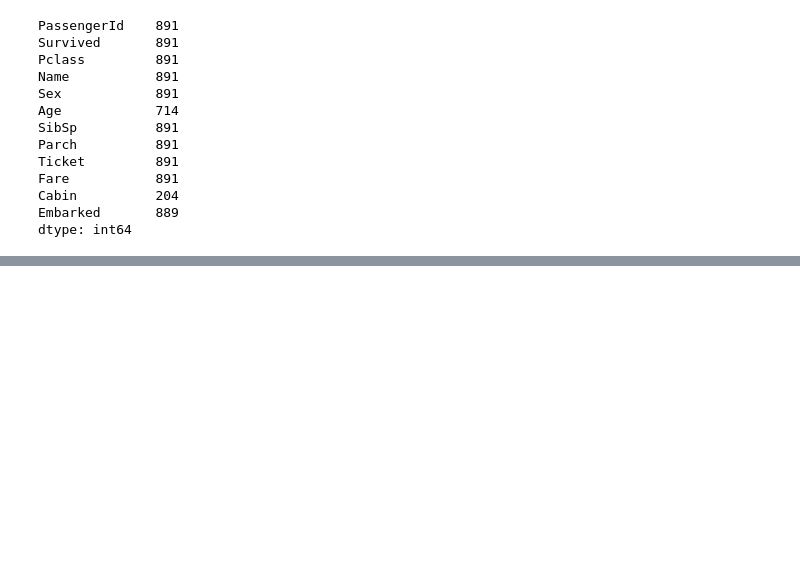
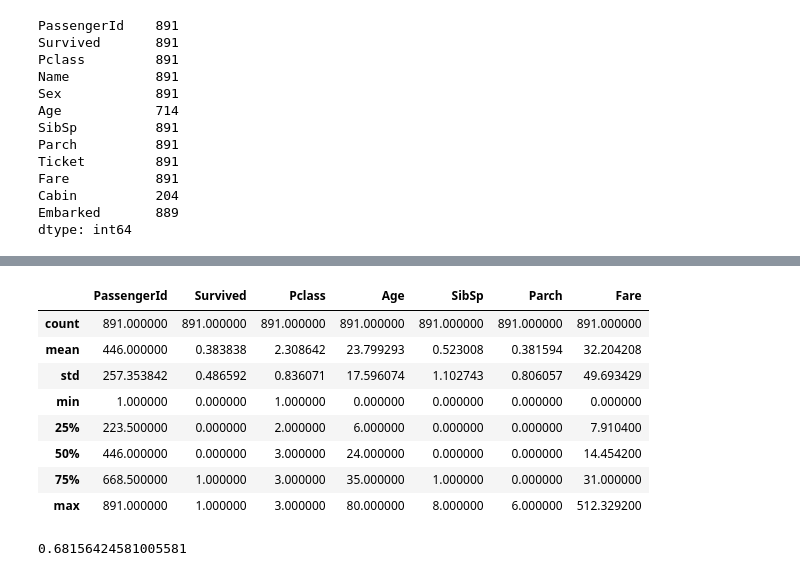
Before and after one commit to minimoon/my-coding, a Jupyter notebook: Titanic dataset/Titanic_with model.ipynb, the cells around one changed output, grey strips where cells are left out. Cells and saved outputs as stored; diff of their text form; code cells hidden in the pictures; blank space fills up the shorter version.

```diff
--- a/Titanic dataset/Titanic_with model.ipynb
+++ b/Titanic dataset/Titanic_with model.ipynb
@@ -49,0 +72,14 @@ dtype: int64
+# %%
+## dont work
+df2 = df.fillna(0)
+df2.describe()
+# %% [output]
+|  | PassengerId | Survived | Pclass | Age | SibSp | Parch | Fare |
+| count | 891.000000 | 891.000000 | 891.000000 | 891.000000 | 891.000000 | 891.000000 | 891.000000 |
+| mean | 446.000000 | 0.383838 | 2.308642 | 23.799293 | 0.523008 | 0.381594 | 32.204208 |
+| std | 257.353842 | 0.486592 | 0.836071 | 17.596074 | 1.102743 | 0.806057 | 49.693429 |
+| min | 1.000000 | 0.000000 | 1.000000 | 0.000000 | 0.000000 | 0.000000 | 0.000000 |
+| 25% | 223.500000 | 0.000000 | 2.000000 | 6.000000 | 0.000000 | 0.000000 | 7.910400 |
+| 50% | 446.000000 | 0.000000 | 3.000000 | 24.000000 | 0.000000 | 0.000000 | 14.454200 |
+| 75% | 668.500000 | 1.000000 | 3.000000 | 35.000000 | 1.000000 | 0.000000 | 31.000000 |
+| max | 891.000000 | 1.000000 | 3.000000 | 80.000000 | 8.000000 | 6.000000 | 512.329200 |
@@ -49,0 +100,16 @@ dtype: int64
+# %%
+from sklearn import tree
+#X = [[0, 0], [1, 1]]
+#Y = [0, 1]
+x_train
+y_train
+clf = tree.DecisionTreeClassifier()
+clf = clf.fit(x_train,y_train)
+pred = clf.predict(x_test)
+
+import numpy as np
+from sklearn.metrics import accuracy_score
+y_test
+accuracy_score(y_test,pred)
+# %% [output]
+0.68156424581005581
```
Also changed, not shown: parts of 9 cells of this notebook, 2 other files.
